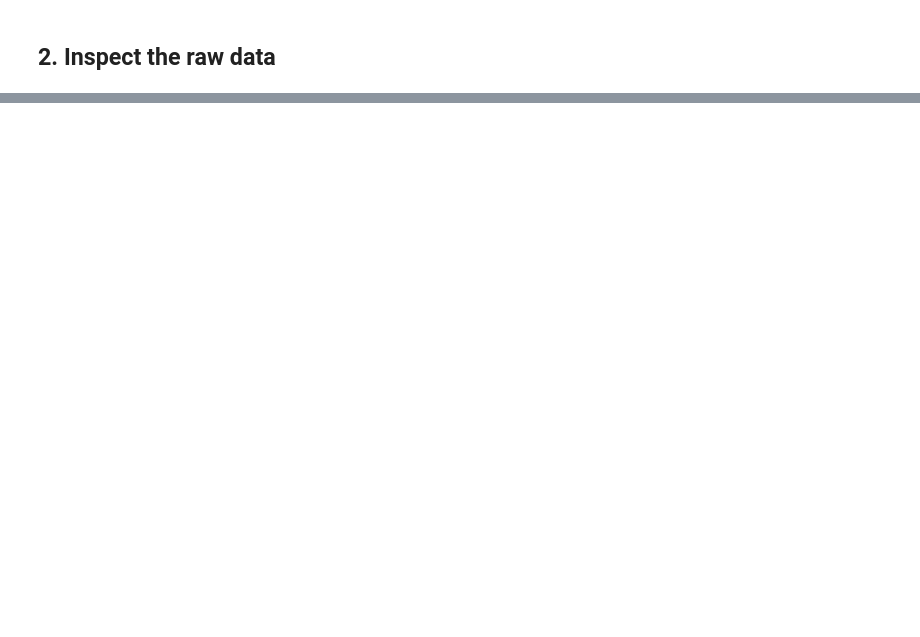
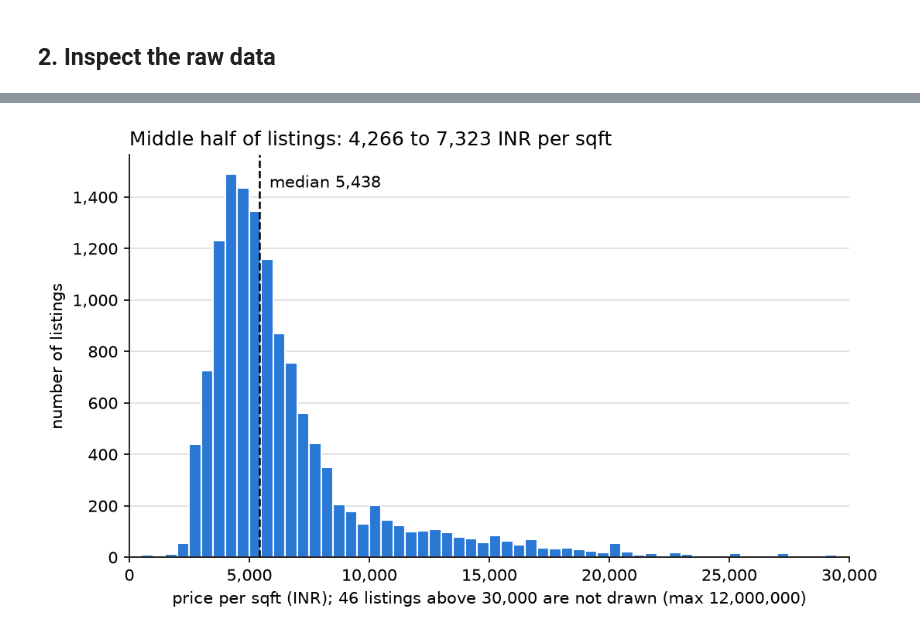
Before and after one commit to shivam-jund/bengaluru-house-price-prediction, a Jupyter notebook: model/price_prediction.ipynb, the cells around one changed output, grey strips where cells are left out. Saved outputs shown, nothing was run; the diff lists cells and outputs as text; code cells hidden in the pictures; blank space fills up the shorter version.

```diff
--- a/model/price_prediction.ipynb
+++ b/model/price_prediction.ipynb
@@ -536,0 +459,8 @@ Each decision with its row impact, as recorded while the notebook ran on this da
+# %%
+CONVERT = {"Sq. Meter": 10.7639, "Sq. Yards": 9}    # square feet in one of each unit
+converted = units[units["unit"].isin(CONVERT)]
+left_out = units[~units["unit"].isin(CONVERT)]
+print(f"convert {len(converted)} rows, leave out {len(left_out)} rows")
+
+# The rows that would be left out:
+df2.loc[left_out.sort_values("unit").index, ["location", "total_sqft", "bath", "price"]]
@@ -536,0 +515,12 @@ Each decision with its row impact, as recorded while the notebook ran on this da
+# %%
+df2["price_per_sqft"] = df2["price"] * 100_000 / df2["total_sqft"]
+
+# Plausibility check on the first row, by hand.
+row = df2.iloc[0]
+print(f"{row['location']}: {row['price']} lakh x 100,000 / {row['total_sqft']:,.0f} sqft "
+      f"= {row['price_per_sqft']:,.0f} INR per sqft")
+
+# Same check for the rows converted from Sq. Meter / Sq. Yards: are they in line with the rest?
+conv = df2.loc[converted.index, "price_per_sqft"]
+print(f"{len(conv)} converted rows: median {conv.median():,.0f}, min {conv.min():,.0f}, max {conv.max():,.0f} "
+      f"| all rows: median {df2['price_per_sqft'].median():,.0f}")
@@ -536,0 +534,4 @@ Each decision with its row impact, as recorded while the notebook ran on this da
+# %%
+pps = df2["price_per_sqft"]
+display(df2[["bhk", "total_sqft", "price_per_sqft"]].describe().round(1))
+pps.quantile([0.01, 0.05, 0.95, 0.99]).round(0).to_frame("price_per_sqft").T
@@ -536,0 +550,21 @@ Each decision with its row impact, as recorded while the notebook ran on this da
+# %%
+CAP = 30_000    # the x-axis stops here so the bulk of the data is readable; rows above it stay in the data
+n_beyond = int((pps > CAP).sum())
+
+fig, ax = plt.subplots(figsize=(8, 4.5), dpi=150)
+ax.hist(pps, bins=60, range=(0, CAP), color="#2a78d6", edgecolor="white")
+ax.axvline(pps.median(), color="black", linestyle="--", linewidth=1.2)
+ax.text(pps.median() + 400, ax.get_ylim()[1] * 0.95, f"median {pps.median():,.0f}", va="top")
+
+ax.set_title(f"Middle half of listings: {pps.quantile(0.25):,.0f} to {pps.quantile(0.75):,.0f} INR per sqft", loc="left")
+ax.set_xlabel(f"price per sqft (INR); {n_beyond} listings above {CAP:,} are not drawn (max {pps.max():,.0f})")
+ax.set_ylabel("number of listings")
+ax.set_xlim(0, CAP)
+ax.xaxis.set_major_formatter(lambda x, pos: f"{x:,.0f}")   # thousands separators on the tick labels
+ax.yaxis.set_major_formatter(lambda y, pos: f"{y:,.0f}")
+ax.spines[["top", "right"]].set_visible(False)
+ax.grid(axis="y", color="#dddddd")
+ax.set_axisbelow(True)
+plt.show()
+# %% [output]
+[figure, added]
```
Also changed, not shown: parts of 69 cells of this notebook, 1 other file.
